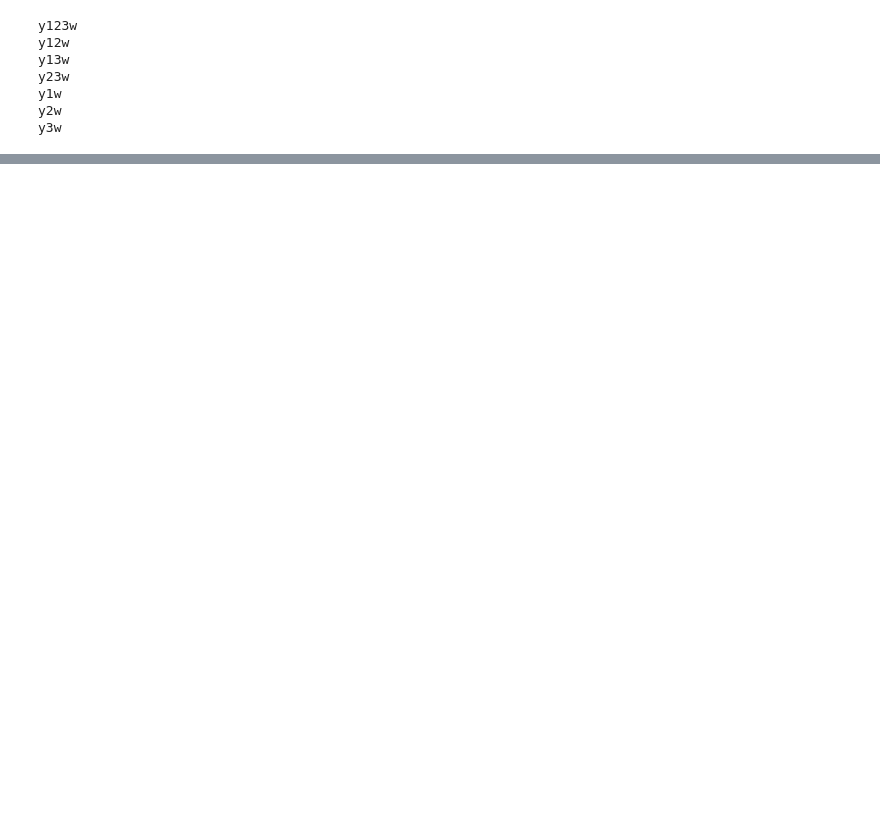
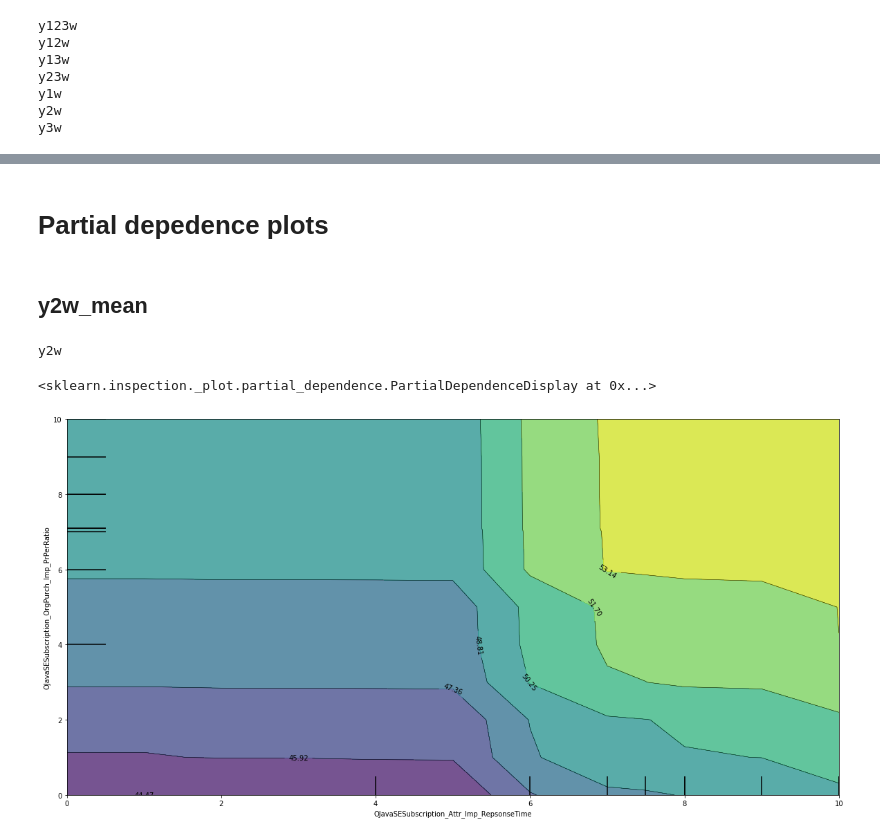
Before and after one commit to liouviaglou/JavaSE_202007, a Jupyter notebook: scripts/random_forest.ipynb, the cells around one changed output, grey strips where cells are left out. Cells and saved outputs as stored; diff of their text form; code cells hidden in the pictures; blank space fills up the shorter version.

```diff
--- a/scripts/random_forest.ipynb
+++ b/scripts/random_forest.ipynb
@@ -678,3 +684,7 @@ grp_y_mean_results_w.sort_values('accuracy', ascending=False)
 | 0 | y123w_mean | (DecisionTreeRegressor(max_featur... | 10.21 | 66.192164 | 0.030702 | OJavaSESubscription_OrgPurch_Imp_... | Information_Channel_Imp_OWebsites... | Information_Channel_Imp_SocialMed... | Sat_Org_JavaSEAMC, Sat_Org_JavaSE... |
 | 1 | y12w_mean | (DecisionTreeRegressor(max_featur... | 12.09 | 46.619020 | 0.061404 | OJavaSESubscription_Attr_Imp_Comm... | OJavaSESubscription_Attr_Imp_Trai... | OJavaSESubscription_Attr_Imp_SSKn... | Sat_Org_JavaSEAMC, Sat_Org_JavaSE... |
 | 4 | y1w_mean | (DecisionTreeRegressor(max_featur... | 13.38 | 32.903972 | 0.149123 | Information_Channel_Imp_OSalesPro... | OJavaSESubscription_Attr_Sat_Phon... | Information_Channel_Imp_SocialMed... | Sat_Org_JavaSEAMC, Sat_Org_JavaSE... |
+# %% [markdown]
+# Partial depedence plots
+# %% [markdown]
+## y2w_mean
@@ -680,0 +742,7 @@ grp_y_mean_results_w.sort_values('accuracy', ascending=False)
+# %%
+features = [('OJavaSESubscription_Attr_Imp_RepsonseTime','OJavaSESubscription_OrgPurch_Imp_PrPerRatio')]
+plot_partial_dependence(clf, X_train, features)
+# %% [output]
+y2w
+<sklearn.inspection._plot.partial_dependence.PartialDependenceDisplay at 0x...>
+[figure, added]
```
Also changed, not shown: parts of 39 cells of this notebook, 3 other files.
